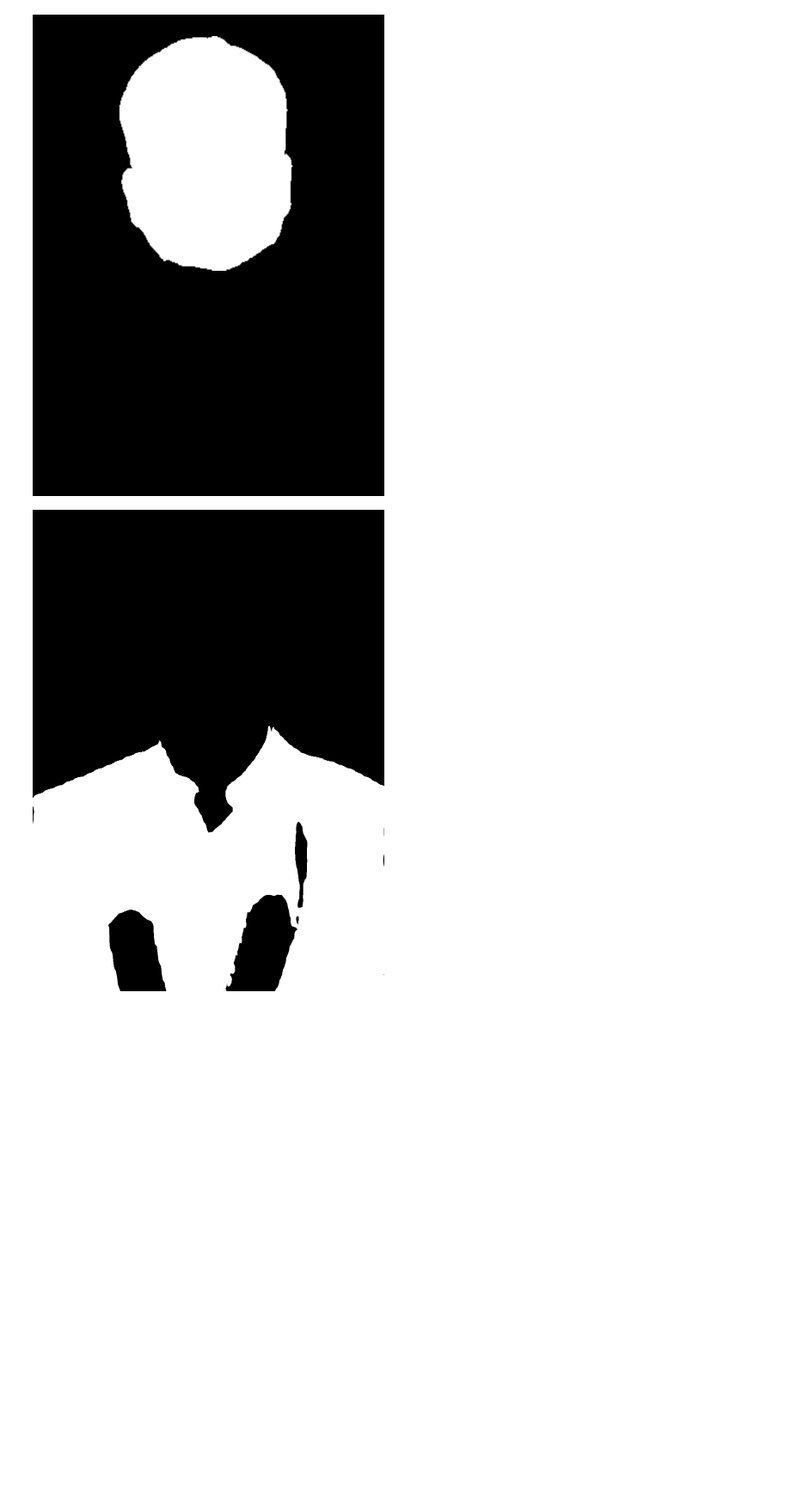
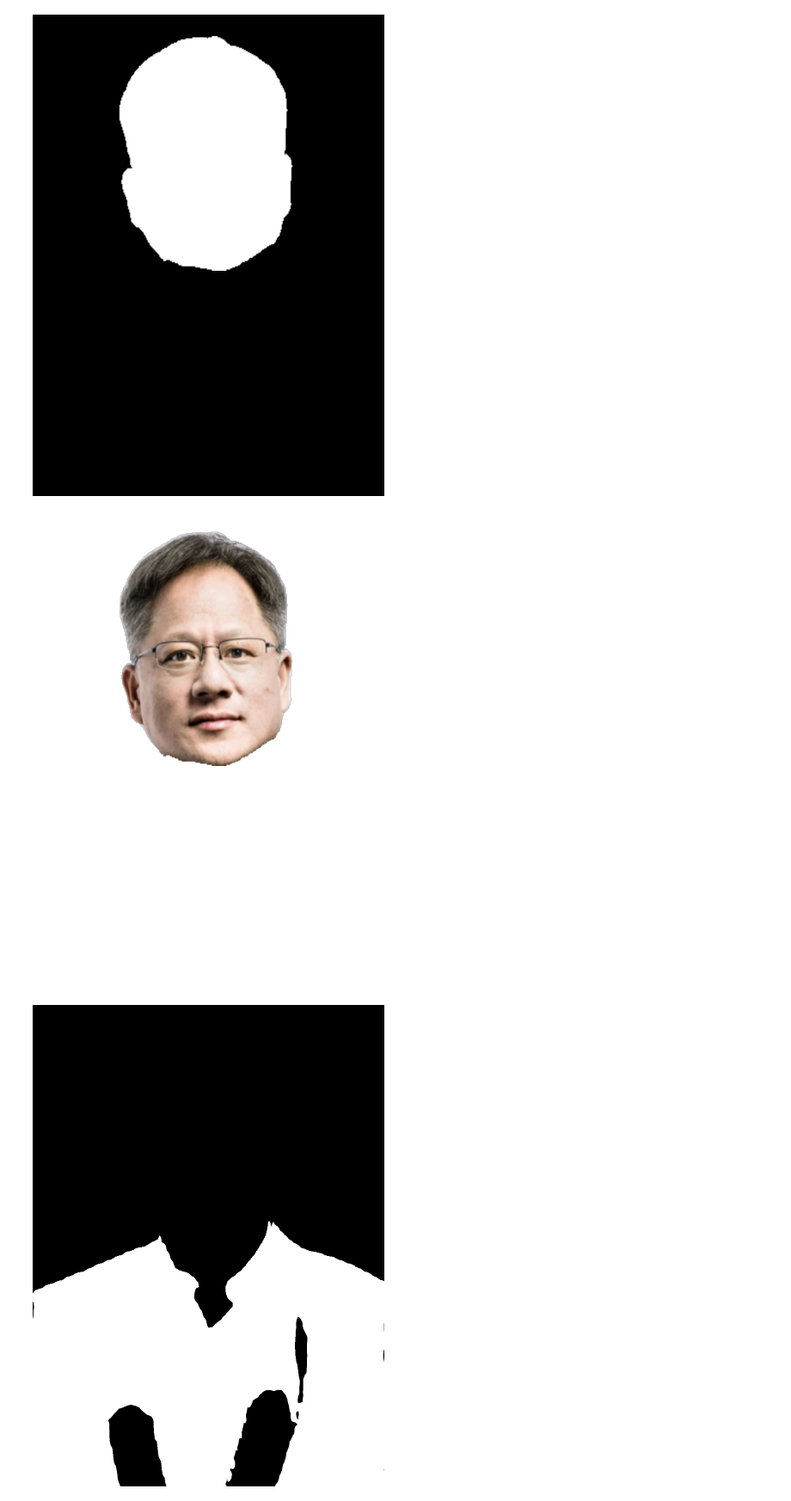
Before and after one commit to yachty66/headswap, a Jupyter notebook: headswap.ipynb, the cells around one changed output. Shown: that part at 86% size. Drawn from its saved outputs; the diff is of its cells as text; code cells hidden in the pictures; blank space fills up the shorter version.

```diff
--- a/headswap.ipynb
+++ b/headswap.ipynb
@@ -203,6 +220,42 @@ aligned_head_mask = align_head(jensen_head_mask,elon_head_mask)
 display_mask(aligned_head_mask)
 # %% [output]
 [figure]
+# %%
+def align_rgb_head(source_rgb, source_mask, target_mask):
+    """
+    Aligns and resizes the source RGB head using the same transformations as the mask.
+    """
+    # Find contours of both heads
+    source_contours, _ = cv2.findContours(source_mask, cv2.RETR_EXTERNAL, cv2.CHAIN_APPROX_SIMPLE)
+    target_contours, _ = cv2.findContours(target_mask, cv2.RETR_EXTERNAL, cv2.CHAIN_APPROX_SIMPLE)
+
+    # Get bounding boxes
+    source_rect = cv2.boundingRect(max(source_contours, key=cv2.contourArea))
+    target_rect = cv2.boundingRect(max(target_contours, key=cv2.contourArea))
+
+    # Extract source head region from RGB image
+    x, y, w, h = source_rect
+    source_head_rgb = source_rgb[y:y+h, x:x+w]
+
+    # Calculate target dimensions
+    target_x, target_y, target_w, target_h = target_rect
+
+    # Resize source head to match target dimensions
+    aligned_head_rgb = cv2.resize(source_head_rgb, (target_w, target_h))
+
+    # Create output image of same size as target mask
+    result = np.zeros((target_mask.shape[0], target_mask.shape[1], source_rgb.shape[2]), dtype=np.uint8)
+
+    # Place resized head in the correct position
+    result[target_y:target_y+target_h, target_x:target_x+target_w] = aligned_head_rgb
+
+    return result
+
+# Align the RGB head
+aligned_rgb_head = align_rgb_head(jensen_head_rgb, jensen_head_mask, elon_head_mask)
+display(Image.fromarray(aligned_rgb_head))
+# %% [output]
+[figure, added]
 # %%
 # Extract body mask (excluding head parts)
 body_labels = [5, 6, 7, 8, 9, 10, 11, 12, 14, 15, 16, 17, 18, 19]  # All body parts except head
```
Also changed, not shown: parts of 4 cells of this notebook.
